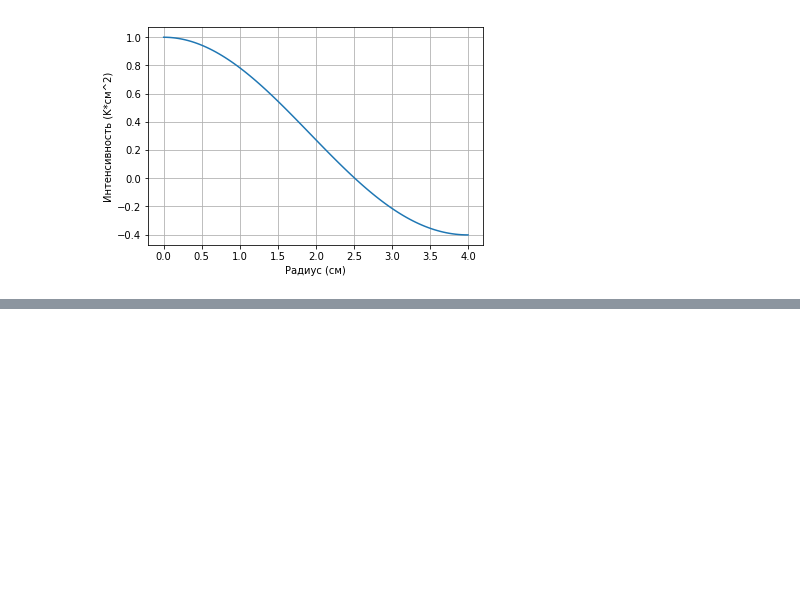
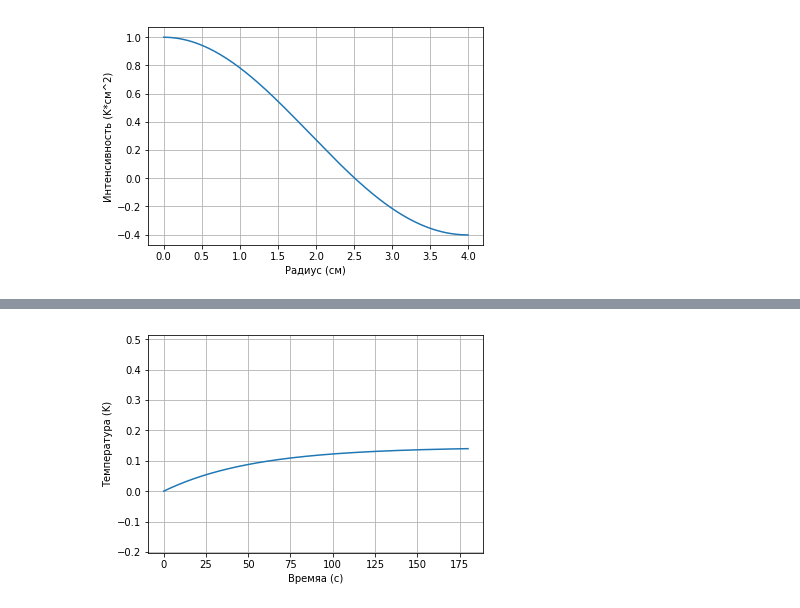
Before and after one commit to LinarKulinar/Numerical-Methods-in-Equations-of-Mathematical-Physics, a Jupyter notebook: my_crank-nikolson.ipynb, the cells around one changed output, grey strips where cells are left out. Saved outputs shown, nothing was run; the diff lists cells and outputs as text; code cells hidden in the pictures; blank space fills up the shorter version.

```diff
--- a/my_crank-nikolson.ipynb
+++ b/my_crank-nikolson.ipynb
@@ -153,0 +158,12 @@ plt.show()
+# %%
+plt.plot(t_arr,v[num_i//2,:]) # распредление по времени во точке r = R/2
+try:
+    plt.ylim(min_max_v)
+except:
+    pass
+plt.ylabel('Температура (K)')
+plt.xlabel('Времяa (с)')
+plt.grid(True)
+plt.show()
+# %% [output]
+[figure, added]
```
Also changed, not shown: parts of 17 cells of this notebook.
